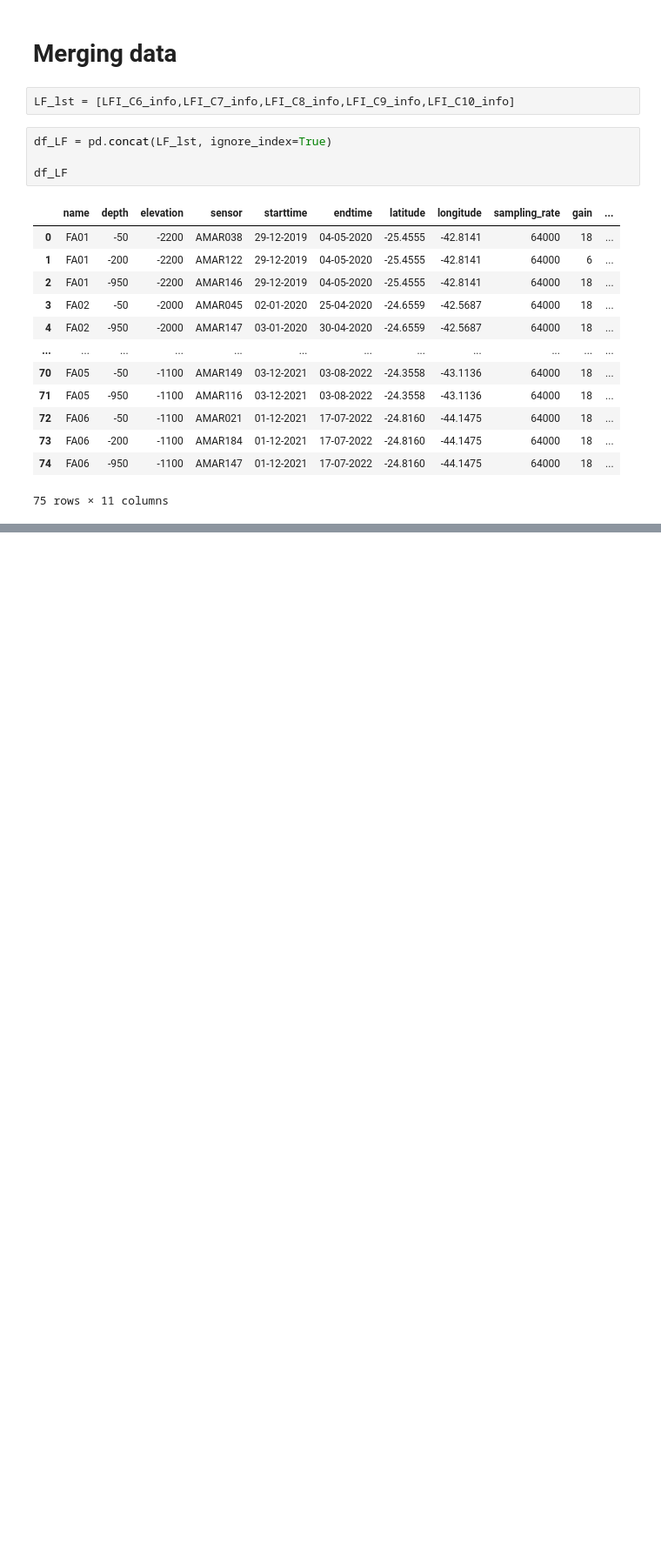
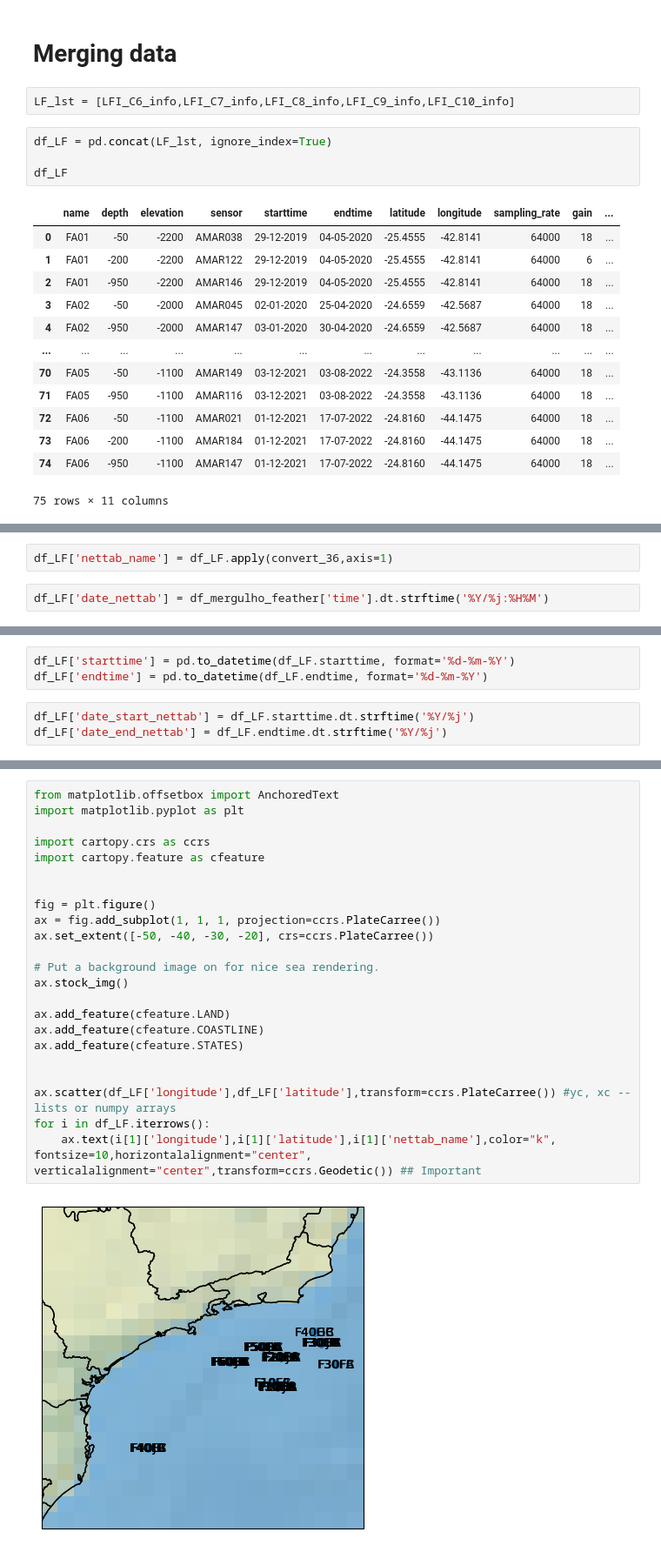
Before and after one commit to dIOGOLOC/marefone, a Jupyter notebook: diverse_tools/Tutorial/Tutorial_LFI_mseed_file_statistics.ipynb, the cells around one changed output, grey strips where cells are left out. Shown at 87% size. Drawn from its saved outputs; the diff is of its cells as text; blank space fills up the shorter version.

Commit message:
updating cordes about nettab

```diff
--- a/diverse_tools/Tutorial/Tutorial_LFI_mseed_file_statistics.ipynb
+++ b/diverse_tools/Tutorial/Tutorial_LFI_mseed_file_statistics.ipynb
@@ -504,0 +517,4 @@ for i in df_LF.iterrows():
+# %%
+df_LF['nettab_name'] = df_LF.apply(convert_36,axis=1)
+# %%
+df_LF['date_nettab'] = df_mergulho_feather['time'].dt.strftime('%Y/%j:%H%M')
@@ -504,0 +535,6 @@ for i in df_LF.iterrows():
+# %%
+df_LF['starttime'] = pd.to_datetime(df_LF.starttime, format='%d-%m-%Y')
+df_LF['endtime'] = pd.to_datetime(df_LF.endtime, format='%d-%m-%Y')
+# %%
+df_LF['date_start_nettab'] = df_LF.starttime.dt.strftime('%Y/%j')
+df_LF['date_end_nettab'] = df_LF.endtime.dt.strftime('%Y/%j')
@@ -504,0 +566,25 @@ for i in df_LF.iterrows():
+# %%
+from matplotlib.offsetbox import AnchoredText
+import matplotlib.pyplot as plt
+
+import cartopy.crs as ccrs
+import cartopy.feature as cfeature
+
+
+fig = plt.figure()
+ax = fig.add_subplot(1, 1, 1, projection=ccrs.PlateCarree())
+ax.set_extent([-50, -40, -30, -20], crs=ccrs.PlateCarree())
+
+# Put a background image on for nice sea rendering.
+ax.stock_img()
+
+ax.add_feature(cfeature.LAND)
+ax.add_feature(cfeature.COASTLINE)
+ax.add_feature(cfeature.STATES)
+
+
+ax.scatter(df_LF['longitude'],df_LF['latitude'],transform=ccrs.PlateCarree()) #yc, xc -- lists or numpy arrays
+for i in df_LF.iterrows():
+    ax.text(i[1]['longitude'],i[1]['latitude'],i[1]['nettab_name'],color="k", fontsize=10,horizontalalignment="center", verticalalignment="center",transform=ccrs.Geodetic()) ## Important
+# %% [output]
+[figure, added]
```
Also changed, not shown: parts of 11 cells of this notebook, 3 other files.
